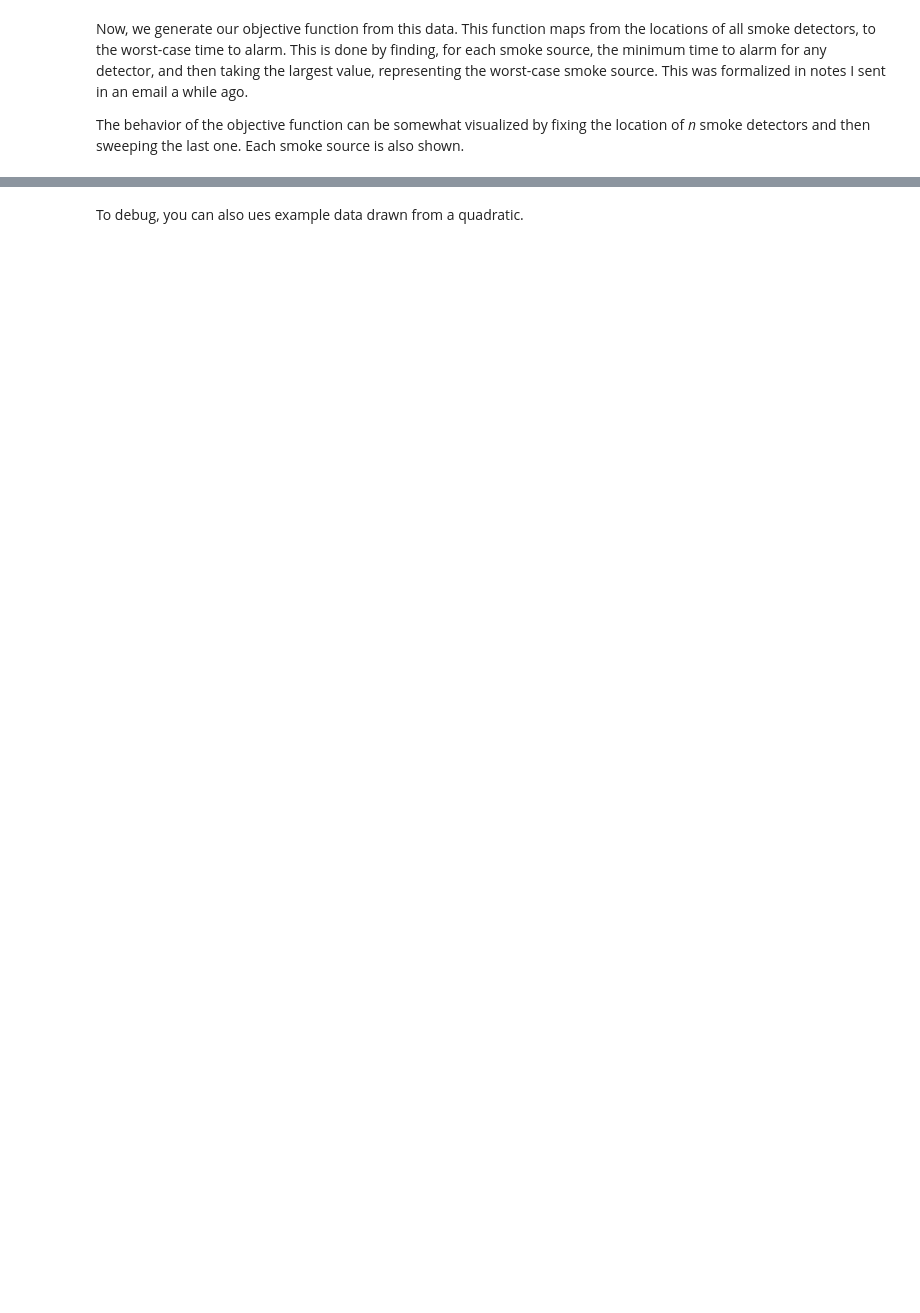
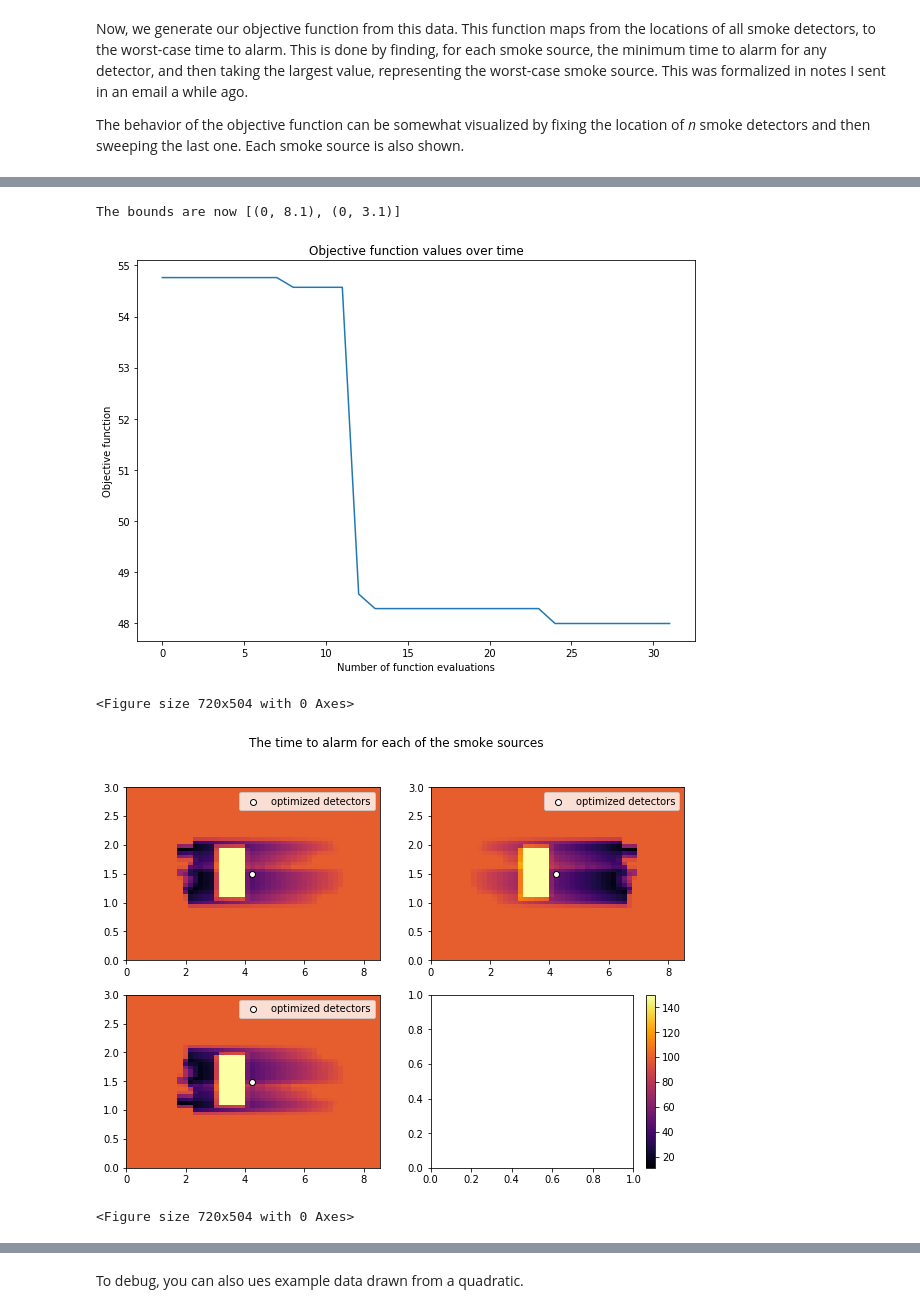
Before and after one commit to russelldj/SmokeDetectorOptimization, a Jupyter notebook: StreamlinedExperiments.ipynb, the cells around one changed output, grey strips where cells are left out. Cells and saved outputs as stored; diff of their text form; code cells hidden in the pictures; blank space fills up the shorter version.

```diff
--- a/StreamlinedExperiments.ipynb
+++ b/StreamlinedExperiments.ipynb
@@ -44,0 +69,10 @@ the result of the optimization is:
+# %%
+# running with one detector
+description = SDO.optimize(smoke_sources, bounds, initialization[:2], genetic=True)
+print("the result of the optimization is:\n {}".format(description))
+# %% [output]
+The bounds are now [(0, 8.1), (0, 3.1)]
+[figure, added]
+<Figure size 720x504 with 0 Axes>
+[figure, added]
+<Figure size 720x504 with 0 Axes>
```
Also changed, not shown: parts of 9 cells of this notebook, 1 other file.
